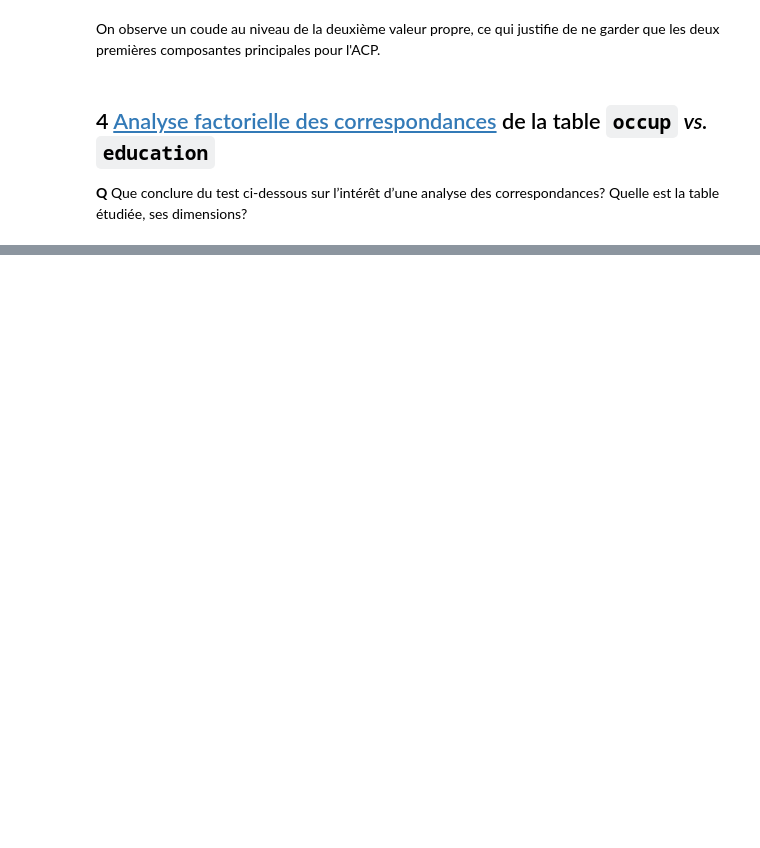
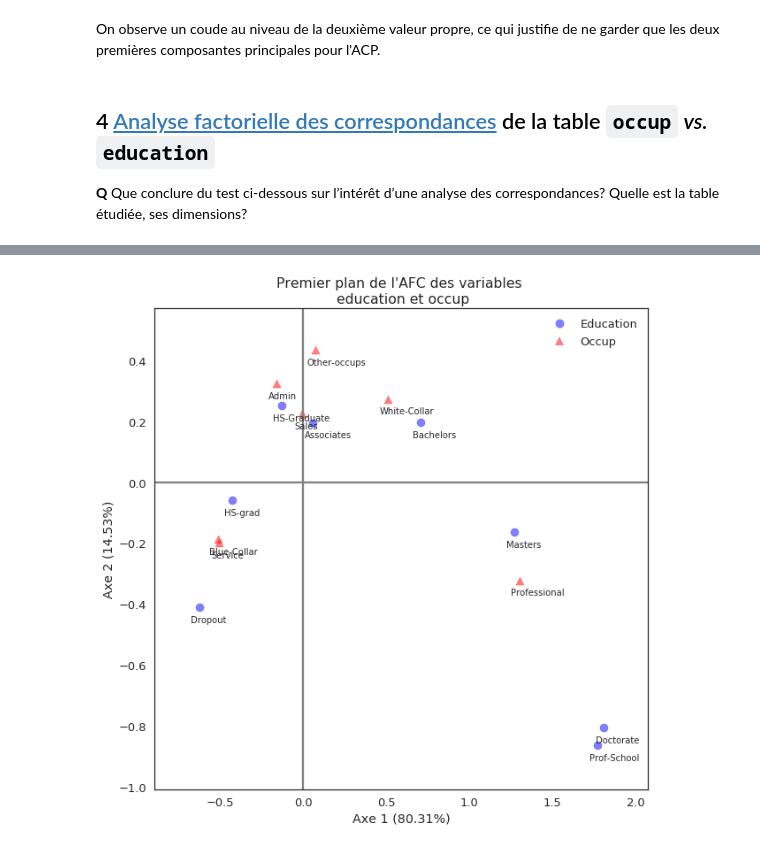
Before and after one commit to PaulCharnay/Exploration, a Jupyter notebook: Explo-Python-AdultCensus.ipynb, the cells around one changed output, grey strips where cells are left out. Cells and saved outputs as stored; diff of their text form; code cells hidden in the pictures; blank space fills up the shorter version.

```diff
--- a/Explo-Python-AdultCensus.ipynb
+++ b/Explo-Python-AdultCensus.ipynb
@@ -552,0 +570,30 @@ On observe un coude au niveau de la deuxième valeur propre, ce qui justifie de
+# %%
+D = pd.DataFrame(pd.get_dummies(adult[["occup", "education"]]))
+AFC = mca.MCA(D, ncols=2, benzecri=True)
+variancesAFC = AFC.expl_var()
+# %%
+fig, ax = plt.subplots(figsize=(10, 10))
+plt.title("Premier plan de l'AFC des variables \n education et occup")
+plt.margins(0.1)
+plt.axhline(0, color='gray')
+plt.axvline(0, color='gray')
+plt.xlabel('Axe 1 (' + "{0:.2%}".format(variancesAFC[0]) + ')')
+plt.ylabel('Axe 2 (' + "{0:.2%}".format(variancesAFC[1]) + ')')
+ax.margins(0.1)
+
+prem_car = [x[0:3] for x in D.columns]
+col = ['b' if x == 'edu' else 'r' for x in prem_car]
+markers = ['o' if x == 'edu' else '^' for x in prem_car]
+
+for coord, nom, marker, color in zip(AFC.fs_c()[:, :2], D.columns, markers, col) :
+    i, j = coord
+    plt.scatter(-i, -j, marker=marker, c=color, alpha=0.5)
+    plt.text(-i - 0.05, -j - 0.05, nom[nom.find('_') + 1 :])
+
+legend_elements = [Line2D([0], [0], marker='o', color='blue', label='Education', markersize=10, linewidth=0, alpha=0.5),
+                   Line2D([0], [0], marker='^', color='red', label='Occup', markersize=10, linewidth=0, alpha=0.5)]
+
+ax.legend(handles=legend_elements)
+plt.show()
+# %% [output]
+[figure, added]
```
Also changed, not shown: parts of 21 cells of this notebook.
